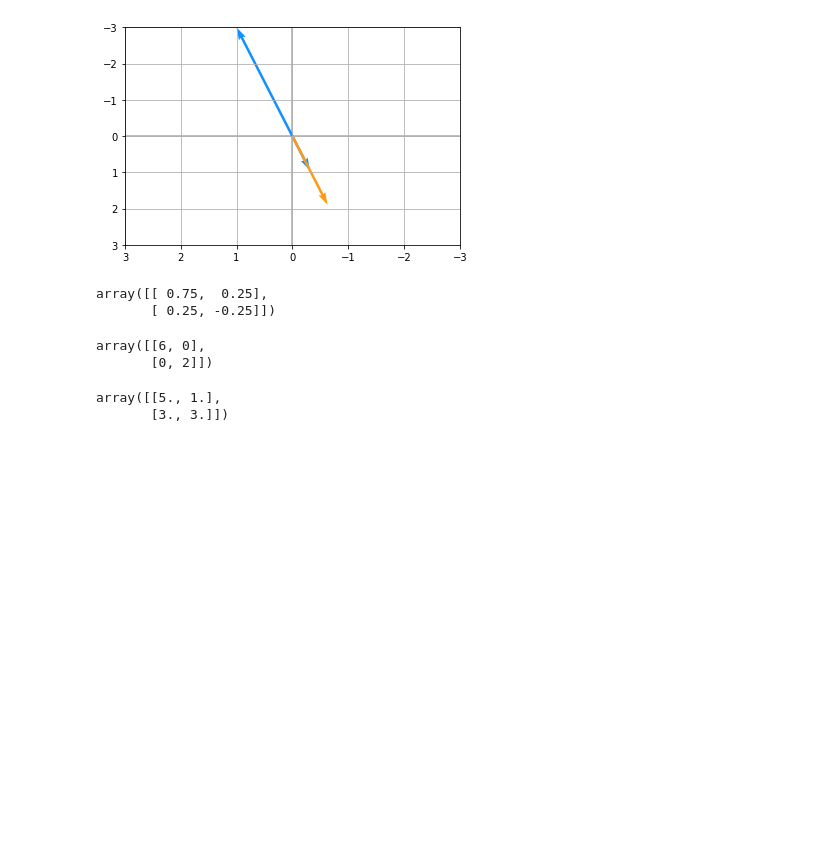
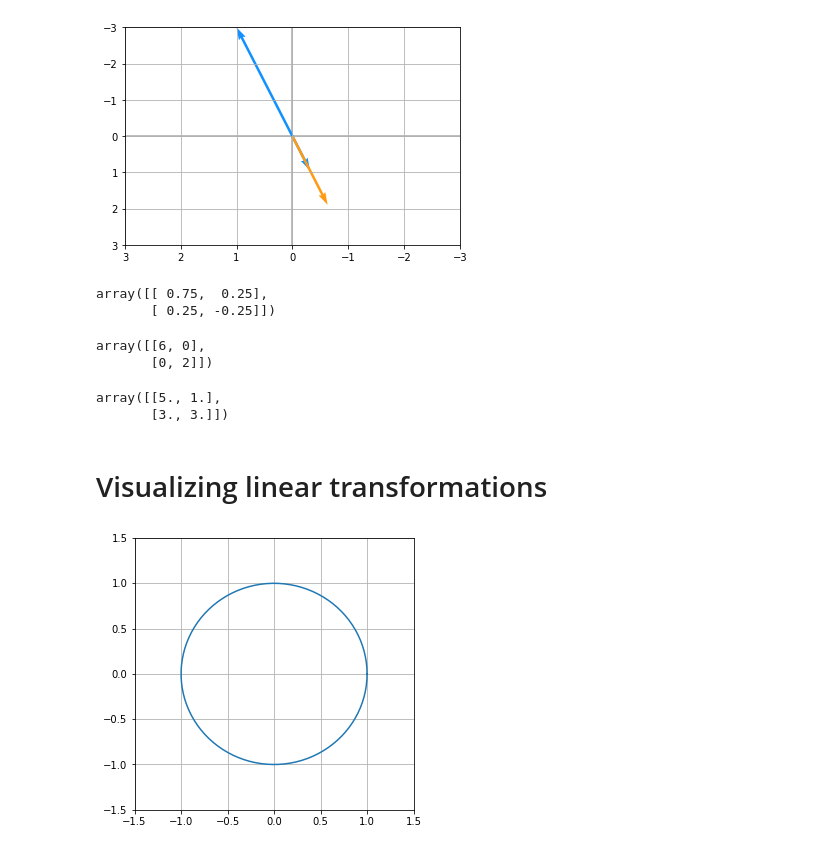
Before and after one commit to rissuuuu/DataScience, a Jupyter notebook: DeepLearning_Complete/EigenDecomposition.ipynb, the cells around one changed output. Cells and saved outputs as stored; diff of their text form; code cells hidden in the pictures; blank space fills up the shorter version.

```diff
--- a/DeepLearning_Complete/EigenDecomposition.ipynb
+++ b/DeepLearning_Complete/EigenDecomposition.ipynb
@@ -143,3 +149,17 @@ np.dot(np.dot(V,lamba),V_inv)
 # %% [output]
 array([[5., 1.],
        [3., 3.]])
+# %% [markdown]
+# Visualizing linear transformations
+# %%
+t=np.linspace(0,2*np.pi,100)
+x=np.cos(t)
+y=np.sin(t)
+pl.figure(figsize=(5,5))
+pl.plot(x,y)
+pl.xlim(-1.5,1.5)
+pl.ylim(-1.5,1.5)
+pl.grid()
+pl.show()
+# %% [output]
+[figure, added]
```
Also changed, not shown: parts of 3 cells of this notebook.
